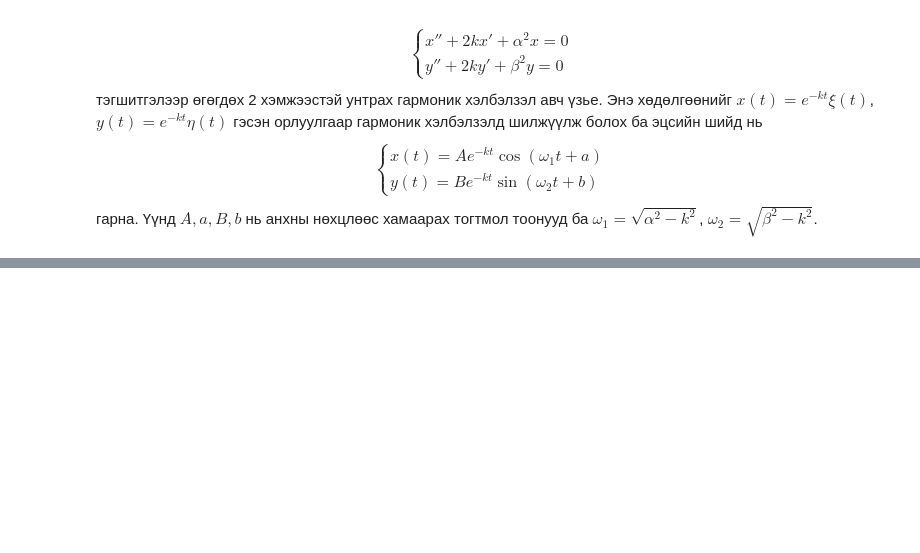
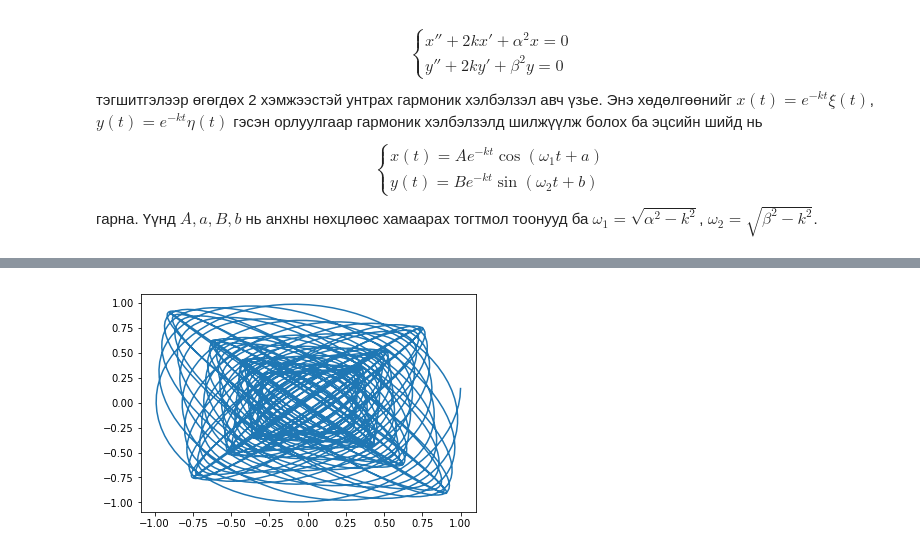
Before and after one commit to gantemur/wave, a Jupyter notebook: oscillations.ipynb, the cells around one changed output, grey strips where cells are left out. Saved outputs shown, nothing was run; the diff lists cells and outputs as text; code cells hidden in the pictures; blank space fills up the shorter version.

```diff
--- a/oscillations.ipynb
+++ b/oscillations.ipynb
@@ -31,0 +32,15 @@ plt.show()
+# %%
+omx=1
+omy=1.05
+k=.003
+A=1
+B=1
+a=0
+b=3
+tlist=np.linspace(0, 400, 5000)
+x=[A*np.exp(-k*t)*np.cos(omx*t+a) for t in tlist]
+y=[B*np.exp(-k*t)*np.sin(omy*t+b) for t in tlist]
+plt.plot(x,y)
+plt.show()
+# %% [output]
+[figure, added]
```
Also changed, not shown: parts of 1 cell of this notebook.
